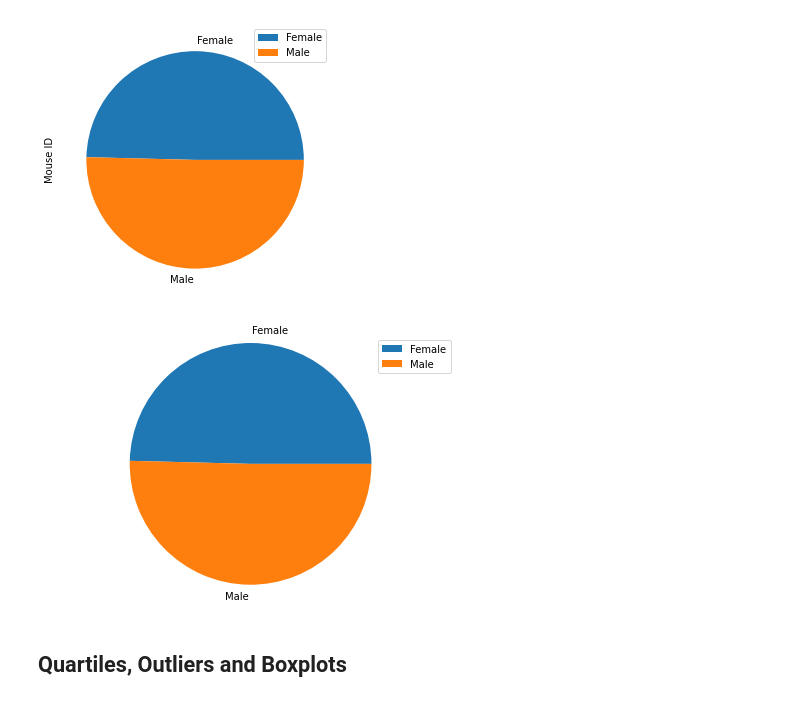
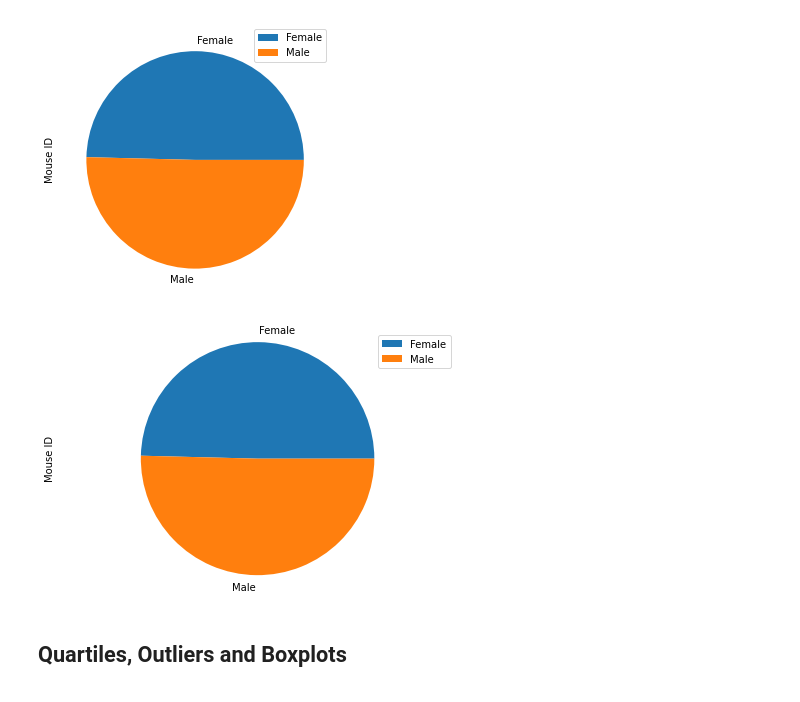
Before and after one commit to miaisrael/matplotlib-challenge, a Jupyter notebook: Pymaceuticals/pymaceuticals_starter.ipynb, the cells around one changed output. Drawn from its saved outputs; the diff is of its cells as text; code cells hidden in the pictures.

```diff
--- a/Pymaceuticals/pymaceuticals_starter.ipynb
+++ b/Pymaceuticals/pymaceuticals_starter.ipynb
@@ -203,10 +197,11 @@ pie_data.plot(kind="pie", y= "Mouse ID", figsize= (5,5))
 # %%
 # Generate a pie plot showing the distribution of female versus male mice using pyplot
 plt.pie(mouse_total, labels= mouse_sex)
 plt.legend (labels= mouse_sex, loc="upper right")
 plt.axis("equal")
+plt.ylabel("Mouse ID")
 plt.tight_layout()
 # %% [output]
-[figure, old version]
+[figure, new version]
 # %% [markdown]
 ## Quartiles, Outliers and Boxplots
```
Also changed, not shown: parts of 12 cells of this notebook.
